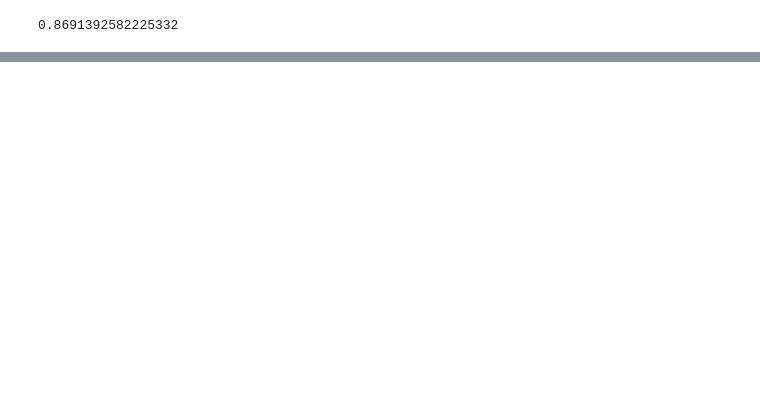
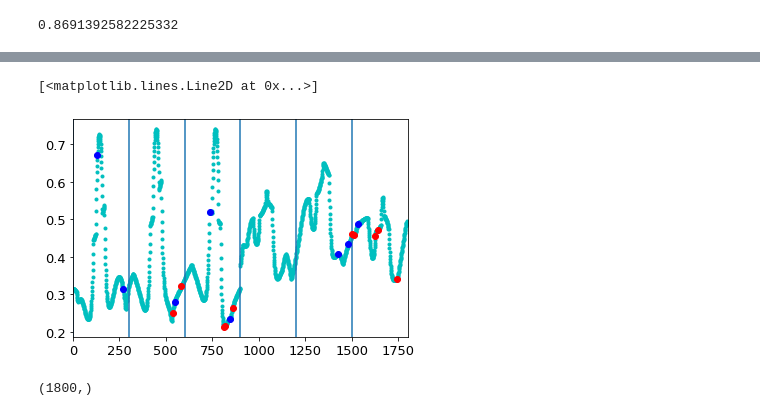
Before and after one commit to Innoversa/subject_variance_analysis, a Jupyter notebook: bin_classification.ipynb, the cells around one changed output, grey strips where cells are left out. Cells and saved outputs as stored; diff of their text form; code cells hidden in the pictures; blank space fills up the shorter version.

```diff
--- a/bin_classification.ipynb
+++ b/bin_classification.ipynb
@@ -108,0 +200,17 @@ Text(0.5, 1.0, 'Confusion Matrix of subset of data')
+# %%
+val_name=[1642, 815, 1514, 859, 537, 1745, 820, 1503, 584, 1626, 132, 270, 845, 1482, 737, 1426, 1534, 548]
+# val_name=[845,487,1644,851,537,1426,516,831,131,1799,859,607,1427,132,1294,161,437,73,985,1534,680,426,860]
+bin_x[1,:] = bin_x[2,:]
+plt.plot(signal_sample, 'c.')
+plt.xlim([0,1800])
+for each in np.arange(1,len(signal_sample), 300):
+    plt.axvline(each)
+plt.plot(val_name[:10], signal_sample[val_name[:10]], 'ro')
+plt.plot(val_name[10:], signal_sample[val_name[10:]], 'bo')
+# %% [output]
+[<matplotlib.lines.Line2D at 0x...>]
+[figure, added]
+# %%
+bin_x[1,:].shape
+# %% [output]
+(1800,)
```
Also changed, not shown: parts of 33 cells of this notebook, 1 other file.
